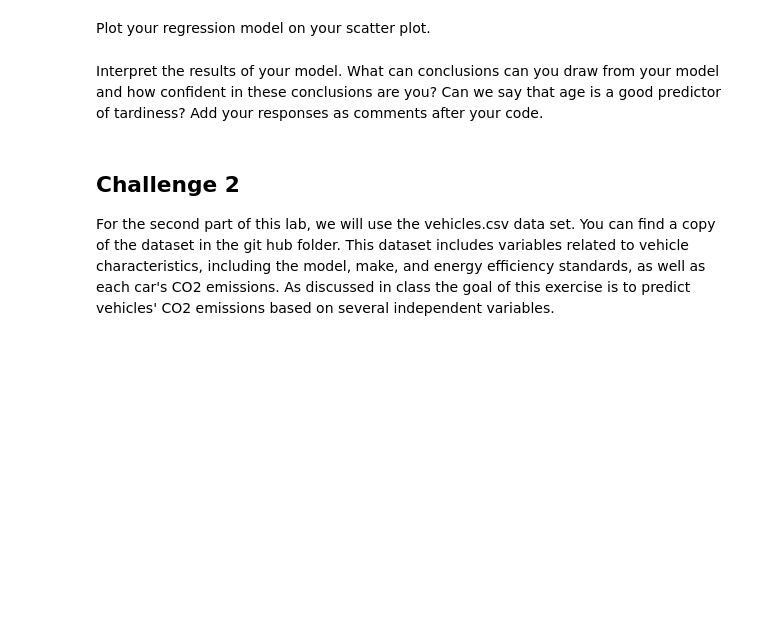
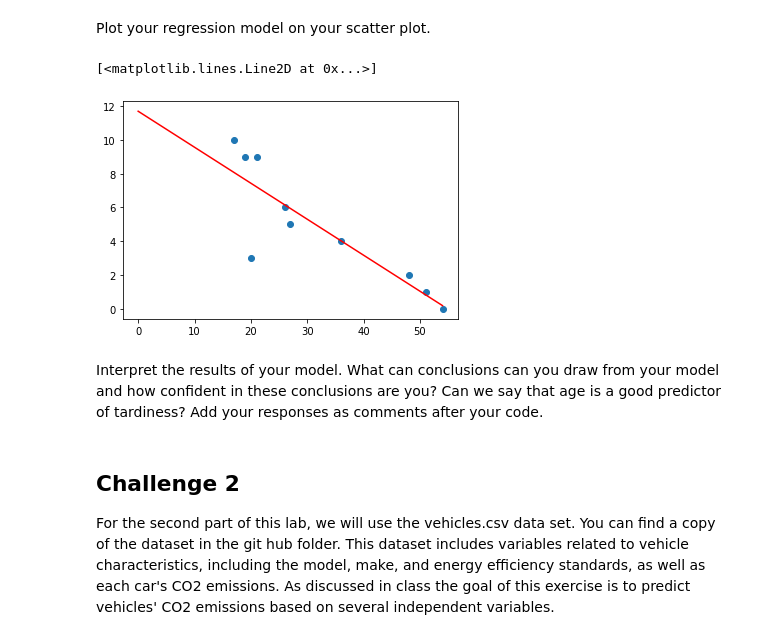
Before and after one commit to ta-datapt-bcn/lab-regression-analysis, a Jupyter notebook: your-code.ipynb, the cells around one changed output. Saved outputs shown, nothing was run; the diff lists cells and outputs as text; code cells hidden in the pictures; blank space fills up the shorter version.

```diff
--- a/your-code.ipynb
+++ b/your-code.ipynb
@@ -48,0 +78,8 @@ Build a regression model for this data. What will be your outcome variable? What
+# %%
+# Method 1: using stats.lineregress
+
+slope = stats.linregress(x, y)[0]
+intercept = stats.linregress(x, y)[1]
+
+def prediction (x):
+    return intercept + slope * x
@@ -53,2 +113,10 @@ Plot your regression model on your scatter plot.
+# %%
+# Use 2 layers: scatterplot with real observations, and plot with our Linear Regression model
+
+plt.scatter(x =x, y=y)
+plt.plot([0, x.max()], [intercept, x.max() * slope + intercept], color='red')
+# %% [output]
+[<matplotlib.lines.Line2D at 0x...>]
+[figure, added]
 # %% [markdown]
 Interpret the results of your model. What can conclusions can you draw from your model and how confident in these conclusions are you? Can we say that age is a good predictor of tardiness? Add your responses as comments after your code.
```
Also changed, not shown: parts of 39 cells of this notebook.
